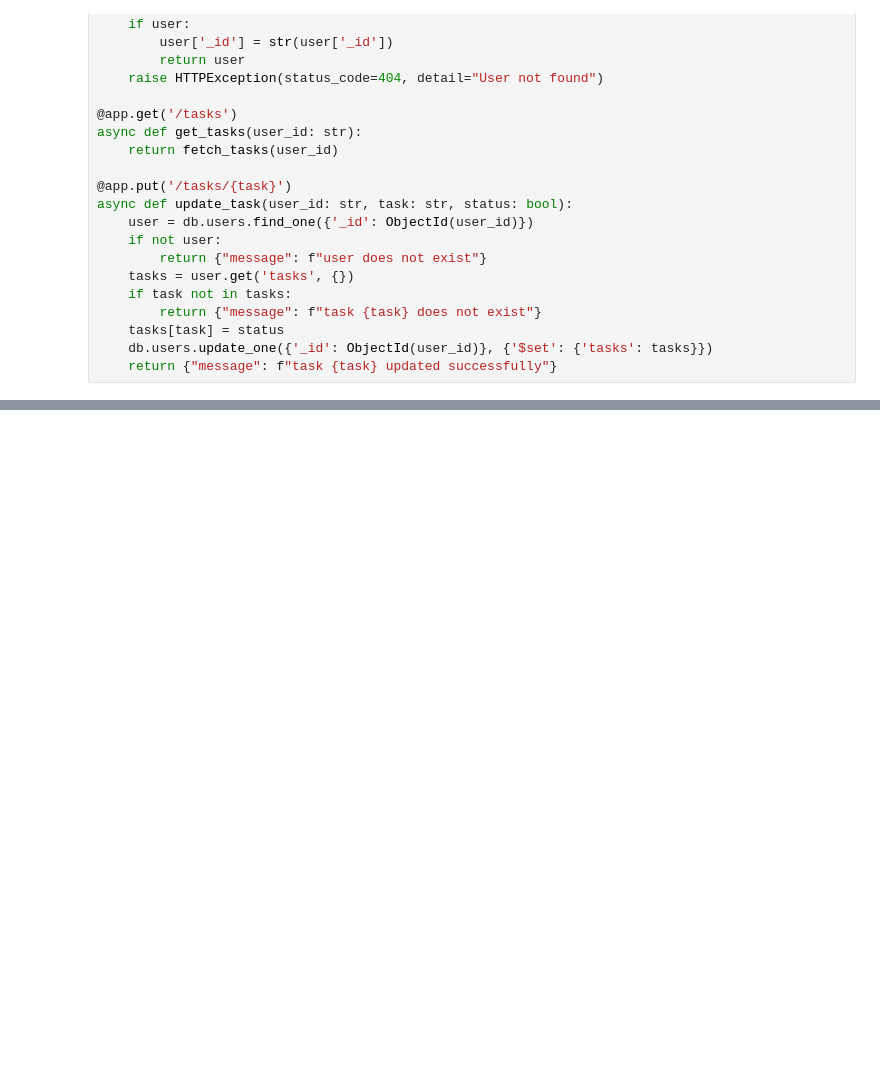
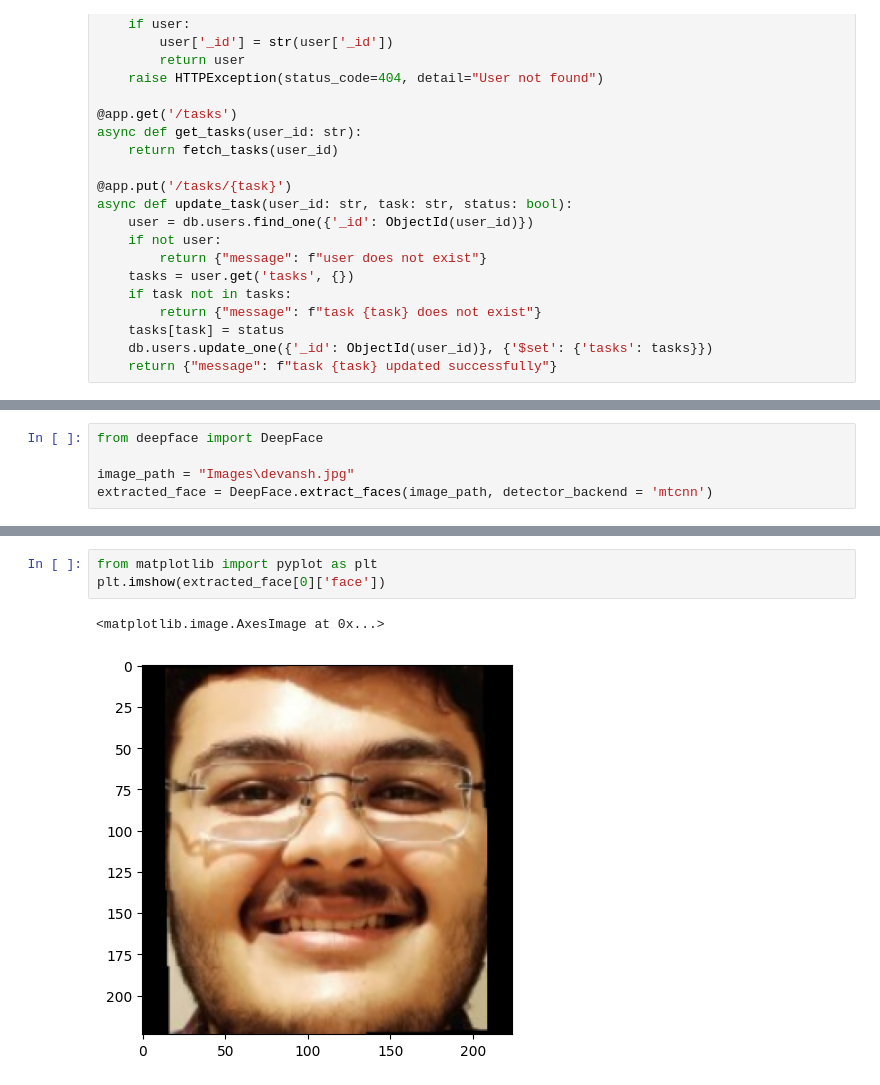
Before and after one commit to Devasy23/FaceRec, a Jupyter notebook: test.ipynb, the cells around one changed output, grey strips where cells are left out. Saved outputs shown, nothing was run; the diff lists cells and outputs as text; blank space fills up the shorter version.

```diff
--- a/test.ipynb
+++ b/test.ipynb
@@ -59,0 +70,5 @@ async def update_task(user_id: str, task: str, status: bool):
+# %%
+from deepface import DeepFace
+
+image_path = "Images\devansh.jpg"
+extracted_face = DeepFace.extract_faces(image_path, detector_backend = 'mtcnn')
@@ -59,0 +107,6 @@ async def update_task(user_id: str, task: str, status: bool):
+# %%
+from matplotlib import pyplot as plt
+plt.imshow(extracted_face[0]['face'])
+# %% [output]
+<matplotlib.image.AxesImage at 0x...>
+[figure, added]
```
Also changed, not shown: parts of 9 cells of this notebook, 3 other files.
